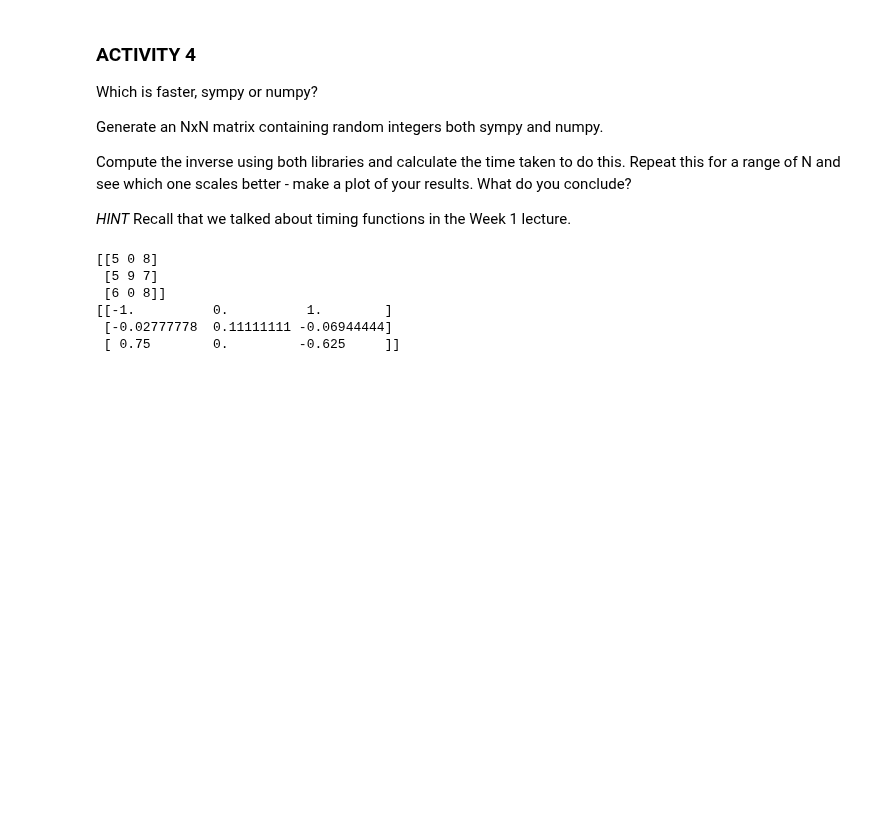
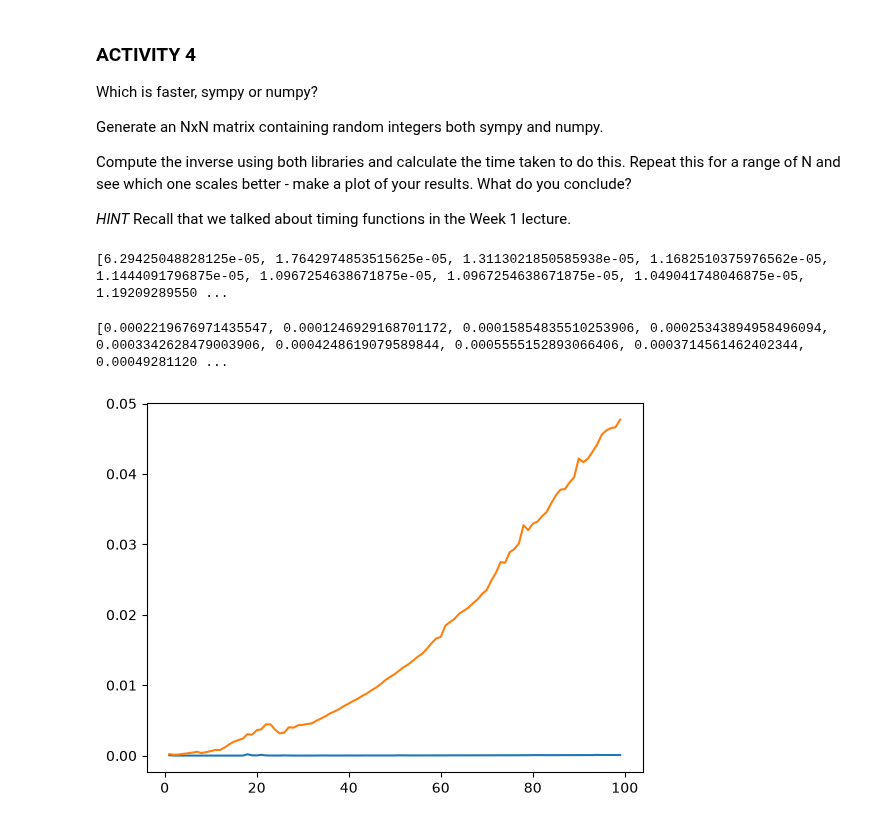
Before and after one commit to Hyphern/TopicsInSciComp, a Jupyter notebook: Notebooks/Week5_LabExercises.ipynb, the cells around one changed output. Saved outputs shown, nothing was run; the diff lists cells and outputs as text; code cells hidden in the pictures; blank space fills up the shorter version.

```diff
--- a/Notebooks/Week5_LabExercises.ipynb
+++ b/Notebooks/Week5_LabExercises.ipynb
@@ -256,16 +381,41 @@ Compute the inverse using both libraries and calculate the time taken to do this
 _HINT_ Recall that we talked about timing functions in the Week 1 lecture.
 # %%
 # UPDATE ME!
+import time
 
-my_matrix = numpy.random.randint(low=0, high=10, size=[3,3])
+times = []
 
-print(my_matrix)
+for i in range(1,100):
 
-print(np.linalg.inv(my_matrix))
+    start_time = time.time()
+    my_matrix = numpy.random.randint(low=0, high=10, size=[i,i])
+    end_time = time.time()
+    times.append(end_time - start_time)
+
+print(times)
+np_times = times
 # %% [output]
-[[5 0 8]
- [5 9 7]
- [6 0 8]]
-[[-1.          0.          1.        ]
- [-0.02777778  0.11111111 -0.06944444]
- [ 0.75        0.         -0.625     ]]
+[6.29425048828125e-05, 1.7642974853515625e-05, 1.3113021850585938e-05, 1.1682510375976562e-05, 1.1444091796875e-05, 1.0967254638671875e-05, 1.0967254638671875e-05, 1.049041748046875e-05, 1.19209289550 ...
+# %%
+import sympy
+
+times = []
+for i in range(1,100):
+
+    start_time = time.time()
+    my_matrix = sympy.Matrix(numpy.random.randint(low=0, high=10, size=[i,i]))
+    end_time = time.time()
+    times.append(end_time - start_time)
+
+print(times)
+sympy_times = times
+# %% [output]
+[0.0002219676971435547, 0.0001246929168701172, 0.00015854835510253906, 0.00025343894958496094, 0.0003342628479003906, 0.0004248619079589844, 0.0005555152893066406, 0.0003714561462402344, 0.00049281120 ...
+# %%
+dims = np.arange(1,100)
+# %%
+plt.plot(dims, np_times, label="numpy")
+plt.plot(dims, sympy_times, label="sympy")
+plt.show()
+# %% [output]
+[figure, added]
```
Also changed, not shown: parts of 4 cells of this notebook.
